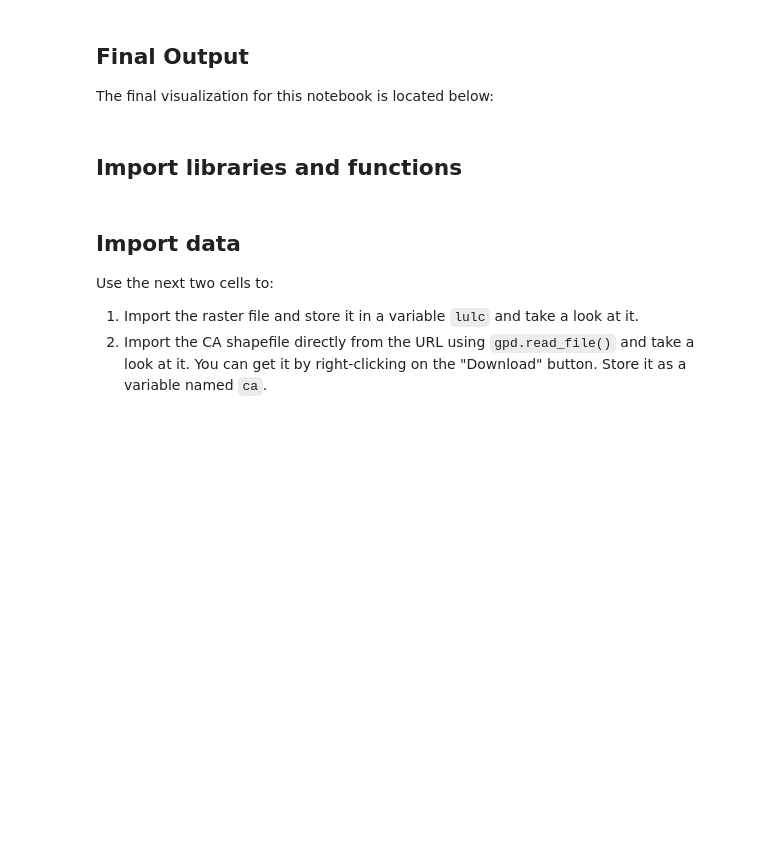
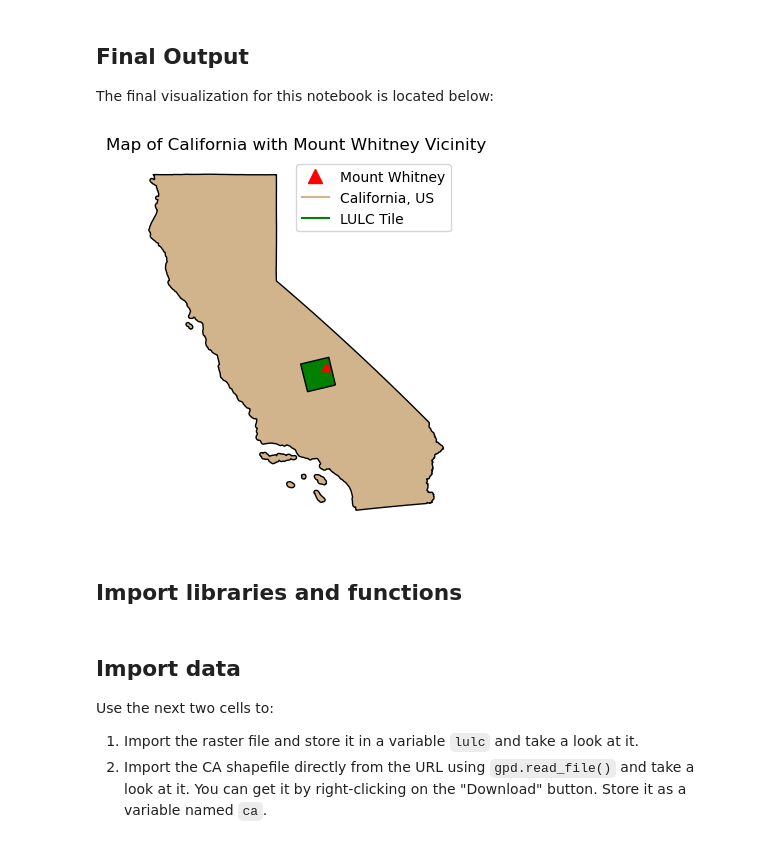
Before and after one commit to ccaswell25/eds220-hwk4, a Jupyter notebook: hwk4-task1-whitney-map.ipynb, the cells around one changed output. Cells and saved outputs as stored; diff of their text form; code cells hidden in the pictures; blank space fills up the shorter version.

```diff
--- a/hwk4-task1-whitney-map.ipynb
+++ b/hwk4-task1-whitney-map.ipynb
@@ -42,6 +41,71 @@ All your data files must be  inside a directory named 'data'  **in your gitignor
 The final visualization for this notebook is located below:
 # %%
 ### ===== FINAL CODE =====
+# import libraries and functions here
+import os
+import numpy as np
+import pandas as pd
+import geopandas as gpd
+import rioxarray as rioxr
+import xarray as xr
+from shapely.geometry import Polygon
+import matplotlib.pyplot as plt
+from matplotlib.patches import Patch
+from shapely.geometry import Point
+from shapely.geometry import box
+import matplotlib.lines as mlines
+
+# Importing the raster file
+lulc = os.path.join(os.getcwd(), 'data', 'land_cover.tif') #data from canvas week 7
+lulc = rioxr.open_rasterio(lulc)
+
+# Importing the CA shapefile
+ca = gpd.read_file('https://data.ca.gov/dataset/e212e397-1277-4df3-8c22-40721b095f33/resource/3db1e426-fb51-44f5-82d5-a54d7c6e188b/download/ca-state-boundary.zip')
+
+#Creating a lulc bounding box:
+bbox_geometry = lulc.rio.bounds()
+bbox = gpd.GeoDataFrame(geometry = [box(*bbox_geometry) ], crs = lulc.rio.crs)
+
+# Creating a geopandas.GeoDataFrame of the mt_whitney coordinates
+coords = (-118.2598, 36.5593) #y,x
+mt_whitney = gpd.GeoDataFrame(geometry =[Point(coords)], crs = 'epsg:4326') #using the lulc crs
+
+#dropping extra dimension:
+lulc = lulc.squeeze()
+#dropping extra coordinates:
+lulc = lulc.drop('band')
+
+#updating all crs to be the same:
+ca = ca.to_crs(4326)
+bbox = bbox.to_crs(4326)
+
+# Plot the shapefile
+fig, ax = plt.subplots()
+ca.plot(ax=ax, color='tan', edgecolor='black')
+
+# Plot the raster file
+bbox.plot(ax=ax, facecolor ='green', edgecolor = "black", linewidth = 1)
+
+# Plot Mount Whitney
+mt_whitney.plot(ax=ax, color='red', marker='^', label='Mount Whitney')
+
+# Set plot title
+plt.title('Map of California with Mount Whitney Vicinity')
+
+# Set legend with linestyle='None'
+legend_elements = [mlines.Line2D([0], [0], color='red', marker='^', linestyle='None', markersize=10, label='Mount Whitney'),
+                   mlines.Line2D([0], [0], color='tan', label='California, US'),
+                   mlines.Line2D([0], [0], color='green', label='LULC Tile')]
+# Add legend
+ax.legend(handles=legend_elements)
+
+# Remove the axes
+plt.axis('off')
+
+# Show the plot
+plt.show()
+# %% [output]
+[figure, added]
 # %% [markdown]
 ## Import libraries and functions
 # %%
```
Also changed, not shown: parts of 10 cells of this notebook, 1 other file.
